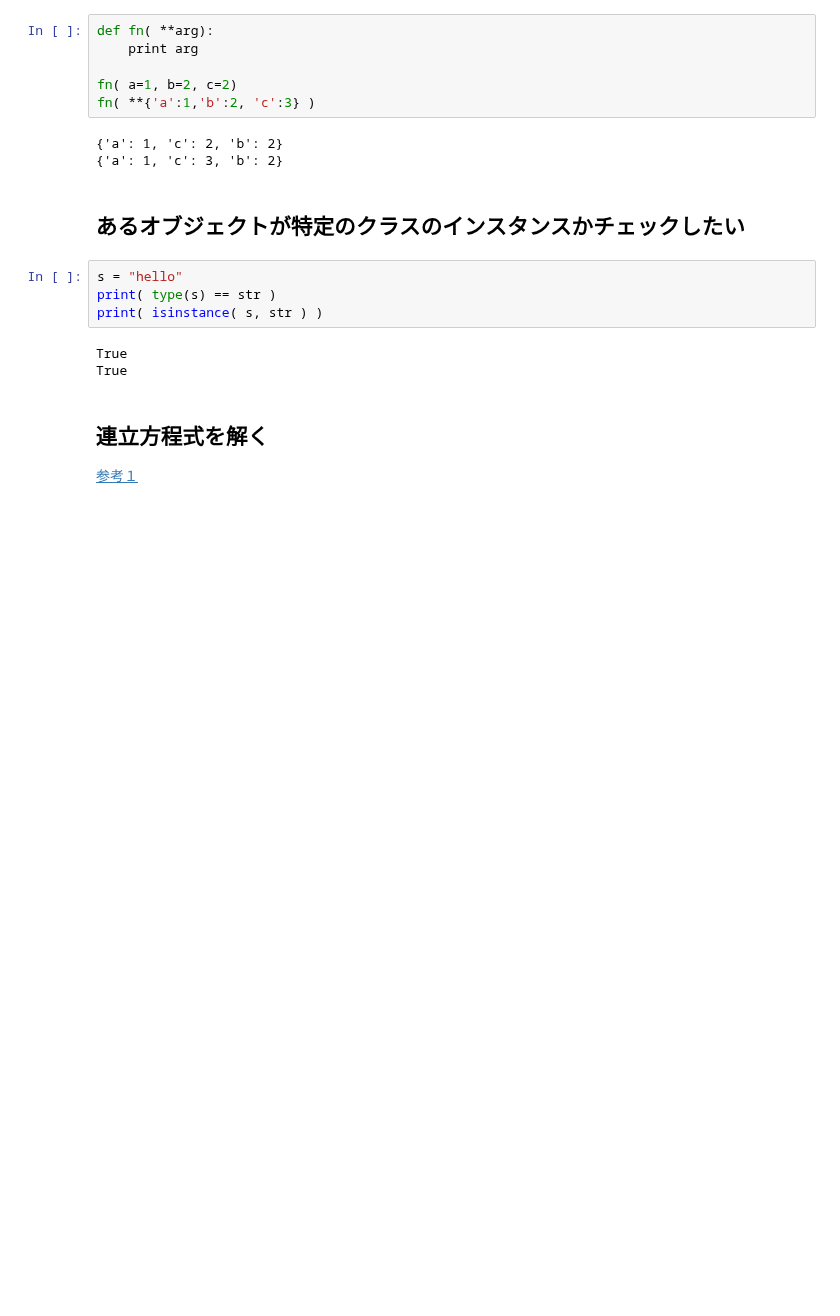
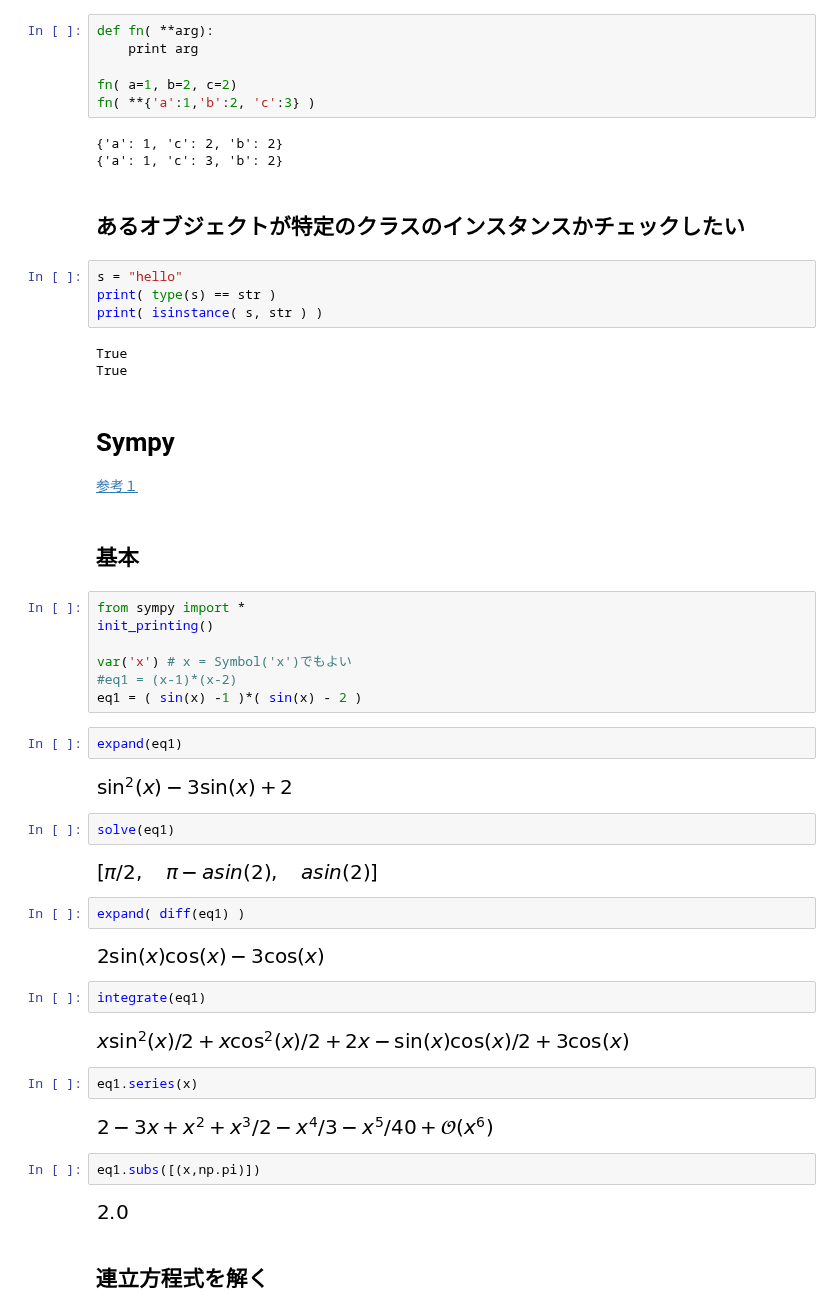
Before and after one commit to t2240013/hello-world, a Jupyter notebook: PythonMemo.ipynb, the cells around one changed output. Cells and saved outputs as stored; diff of their text form; blank space fills up the shorter version.

```diff
--- a/PythonMemo.ipynb
+++ b/PythonMemo.ipynb
@@ -1484,5 +1484,40 @@ print( isinstance( s, str ) )
 True
 True
 # %% [markdown]
-## 連立方程式を解く
+# Sympy
 [参考１](http://myenigma.hatenablog.com/entry/2015/11/21/222755#連立方程式を解く)
+# %% [markdown]
+## 基本
+# %%
+from sympy import *
+init_printing()
+
+var('x') # x = Symbol('x')でもよい
+#eq1 = (x-1)*(x-2)
+eq1 = ( sin(x) -1 )*( sin(x) - 2 )
+# %%
+expand(eq1)
+# %% [output]
+[figure, added]
+# %%
+solve(eq1)
+# %% [output]
+[figure, added]
+# %%
+expand( diff(eq1) )
+# %% [output]
+[figure, added]
+# %%
+integrate(eq1)
+# %% [output]
+[figure, added]
+# %%
+eq1.series(x)
+# %% [output]
+[figure, added]
+# %%
+eq1.subs([(x,np.pi)])
+# %% [output]
+[figure, added]
+# %% [markdown]
+## 連立方程式を解く
```
Also changed, not shown: parts of 5 cells of this notebook.
